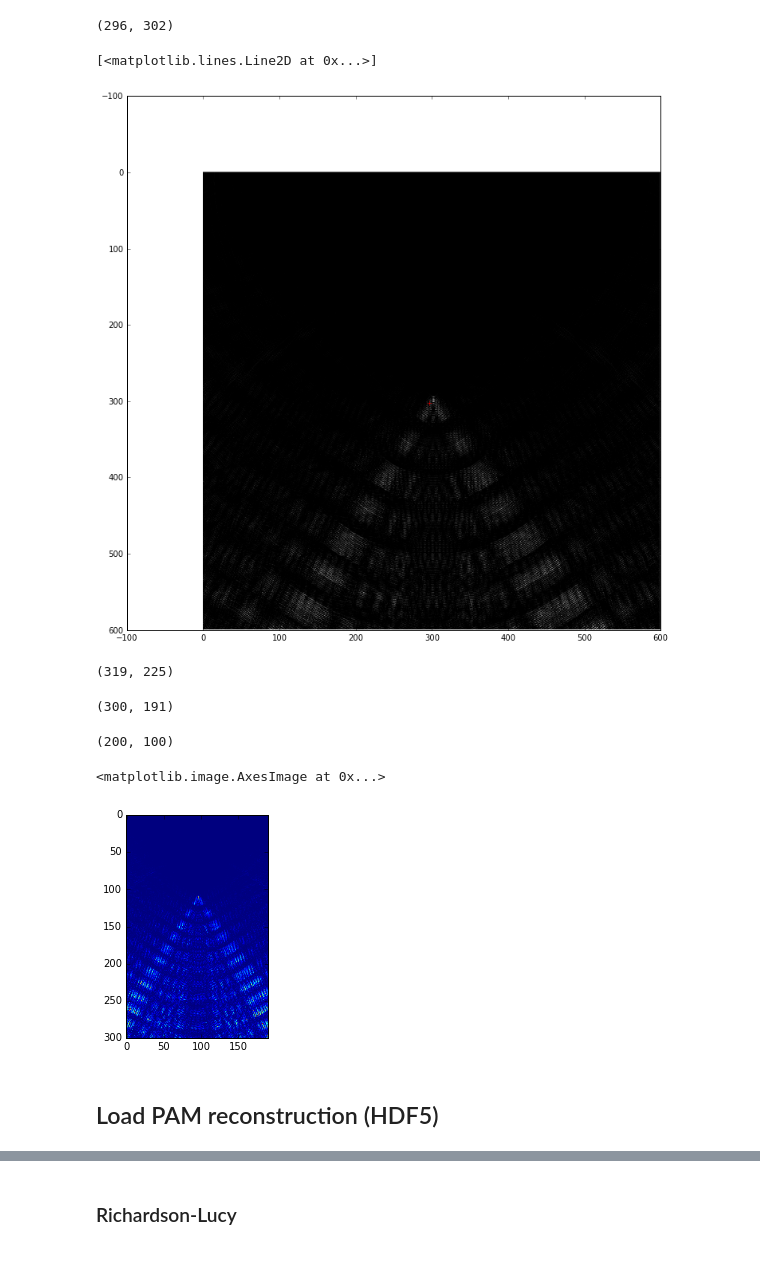
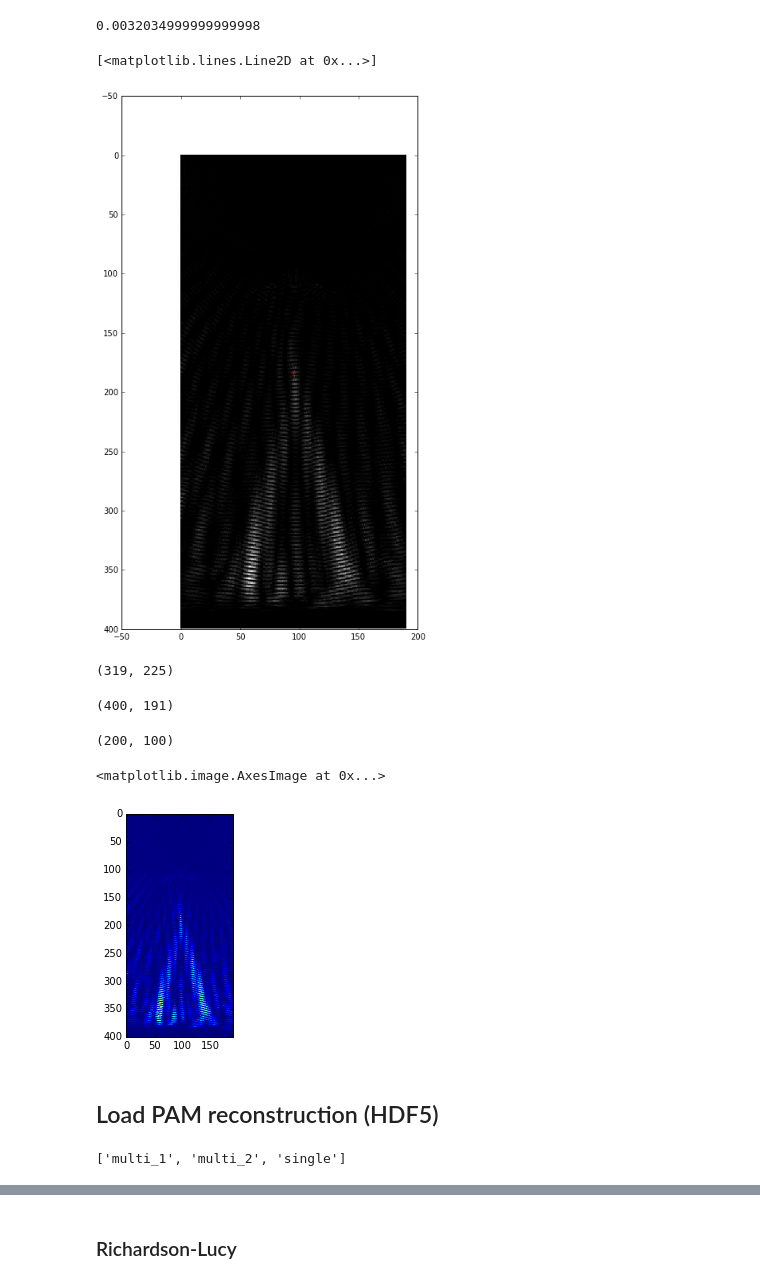
Before and after one commit to vlchaplin/VeraUSpub, a Jupyter notebook: py/PSF_recon.ipynb, the cells around one changed output, grey strips where cells are left out. Cells and saved outputs as stored; diff of their text form; code cells hidden in the pictures.

```diff
--- a/py/PSF_recon.ipynb
+++ b/py/PSF_recon.ipynb
@@ -30,12 +33,13 @@ outH5file="/Users/vchaplin/Data/Verasonics/PSF_simulation/PSF_point_0609.h5"
 
 
 #%% load template file
-file="/Users/vchaplin/Data/Verasonics/PSF_simulation/runs0706cw/simulation_Harm1200_x300_y300.mat"
+file="/Users/vchaplin/Data/Verasonics/PSF_simulation/runs0706cw/simulation_1000kHz_x300_y300.mat"
+file="/Users/vchaplin/Data/Verasonics/PSF_simulation/runs0706cw/simulation_1200kHz_x500_y300.mat"
 
 matdict=io.loadmat(file,squeeze_me=True,struct_as_record=False)
 
 #load data
-pr_data=matdict['sensor_data'].p
+pr_data=matdict['sensor_data'].p[:,100:]
 p_final=matdict['sensor_data'].p_final
 
 Nchan=pr_data.shape[0]
@@ -43,6 +47,17 @@ Nt=pr_data.shape[1]
 dt=matdict['dt']
 times = np.arange(0, Nt*dt,dt)
 simDims = (matdict['Nx'], matdict['Ny'] )
+
+pointz_sim = (matdict['sourceloc'][0]-0.5)*matdict['d']
+pointx_sim = (matdict['sourceloc'][1]-0.5)*matdict['d']
+
+
+pointx = pointx_sim - (matdict['firstEll']-0.5)*matdict['d']
+pointz = pointz_sim -4.5*matdict['d']
+# %%
+pointx
+# %% [output]
+0.0032034999999999998
 # %%
 d = matdict['d']
 
@@ -56,13 +71,13 @@ ducer_width = pitch*Nchan
 dx = 2e-4
 dz = 2e-4
 Nx = round(ducer_width/dx)
-Nz = round(6.0e-2 /dz )
+Nz = round(8.0e-2 /dz )
 
 
-dx = d
-dz = d
-Nx = matdict['Ny']
-Nz = matdict['Nx']
+#dx = d
+#dz = d
+#Nx = matdict['Ny']
+#Nz = matdict['Nx']
 
 
 xpnts = np.linspace(-0.5,0.5,Nx)*Nx*dx
@@ -71,12 +86,16 @@ zpnts = np.linspace(0,1,Nz)*Nz*dz
 ux = (np.linspace(-0.5,0.5,Nchan)*Nchan + 0.5)*pitch
 
 
+point_zi = floor(pointz/dz)
+point_xj = floor(pointx/dx)
+
+
 #image and resampling grids
 ndZ,ndX,ndux = np.meshgrid(zpnts,xpnts,ux, indexing='ij')
 
 distances = np.sqrt( (ndX-ndux)**2 + ndZ**2 )
 delayinds = np.round( distances / (c0*dt)).astype(int)
-inbounds3 = (delayinds <= Nt)
+inbounds3 = (delayinds < Nt)
 ii=np.nonzero(inbounds3)
 
 #%% determine input sampling
@@ -101,31 +120,30 @@ uniqX = {}
 
 #large dimensionality, store as 32 bit
 #PSF = np.zeros([npointsZ,npointsX,Nz,Nx],dtype=np.int32)
-# %%
-np.unravel_index(np.argmax(img),img.shape)
-# %% [output]
-(296, 302)
 # %%
 #%%image formation
 delayed=np.zeros([Nz,Nx,Nchan])
 delayed[ii[0],ii[1],ii[2]] = pr_data[ii[2], delayinds[inbounds3]]
-img=np.sum(delayed*distances,axis=2)
+
 
 
 chandelaysum = np.sum(distances*delayed,axis=2)
 chandelaysum2 = np.sum( (distances*delayed)**2,axis=2)
 
 
-img = chandelaysum**2
-
-(z0i,x0j) = np.unravel_index(np.argmax(img),img.shape)
-
+img = np.abs(chandelaysum**2)
+#img = np.abs(chandelaysum)
+#img = abshilbert(chandelaysum)
+mr,mc = np.meshgrid(range(img.shape[0]), range(img.shape[1]), indexing='ij')
+#mask= np.abs(mr-200)<15
+#(z0i,x0j) = np.unravel_index(np.argmax(img*mask),img.shape)
+(z0i,x0j) = (point_zi, point_xj)
 #%%plot
 plt.figure(figsize=(12,12))
 ext=[xpnts[0],xpnts[-1],zpnts[-1],zpnts[0]]
 plt.imshow( img,cmap=image.cm.gray,interpolation='None')
-plt.plot( [z0i],[x0j], 'r+')
+plt.plot( [x0j], [z0i], 'r+')
 # %% [output]
 [<matplotlib.lines.Line2D at 0x...>]
-[figure, old version]
+[figure, new version]
 # %%
@@ -152,7 +170,7 @@ PSFij(0.01,0.01)
 # %%
 PSFarray.shape
 # %% [output]
-(300, 191)
+(400, 191)
 # %%
 blankarray = np.zeros([200, 100])
 blankarray[50,10]=1
@@ -167,7 +185,7 @@ res.shape
 plt.imshow(PSFarray)
 # %% [output]
 <matplotlib.image.AxesImage at 0x...>
-[figure, old version]
+[figure, new version]
 # %% [markdown]
 ## Load PAM reconstruction (HDF5)
 # %%
@@ -208,6 +226,10 @@ hfile='/Users/Vandiver/Data/Verasonics/sonalleve_20160803/CoupledRecon_Chicken_2
 hfile='/Users/Vandiver/Data/Verasonics/sonalleve_20160803/CoupledRecon_Phant_20160803.h5'
 
 f = h5py.File(hfile,'r')
+# %%
+list(f.keys())
+# %% [output]
+['multi_1', 'multi_2', 'single']
 # %%
 f.close()
 # %%
```
Also changed, not shown: parts of 11 cells of this notebook.
